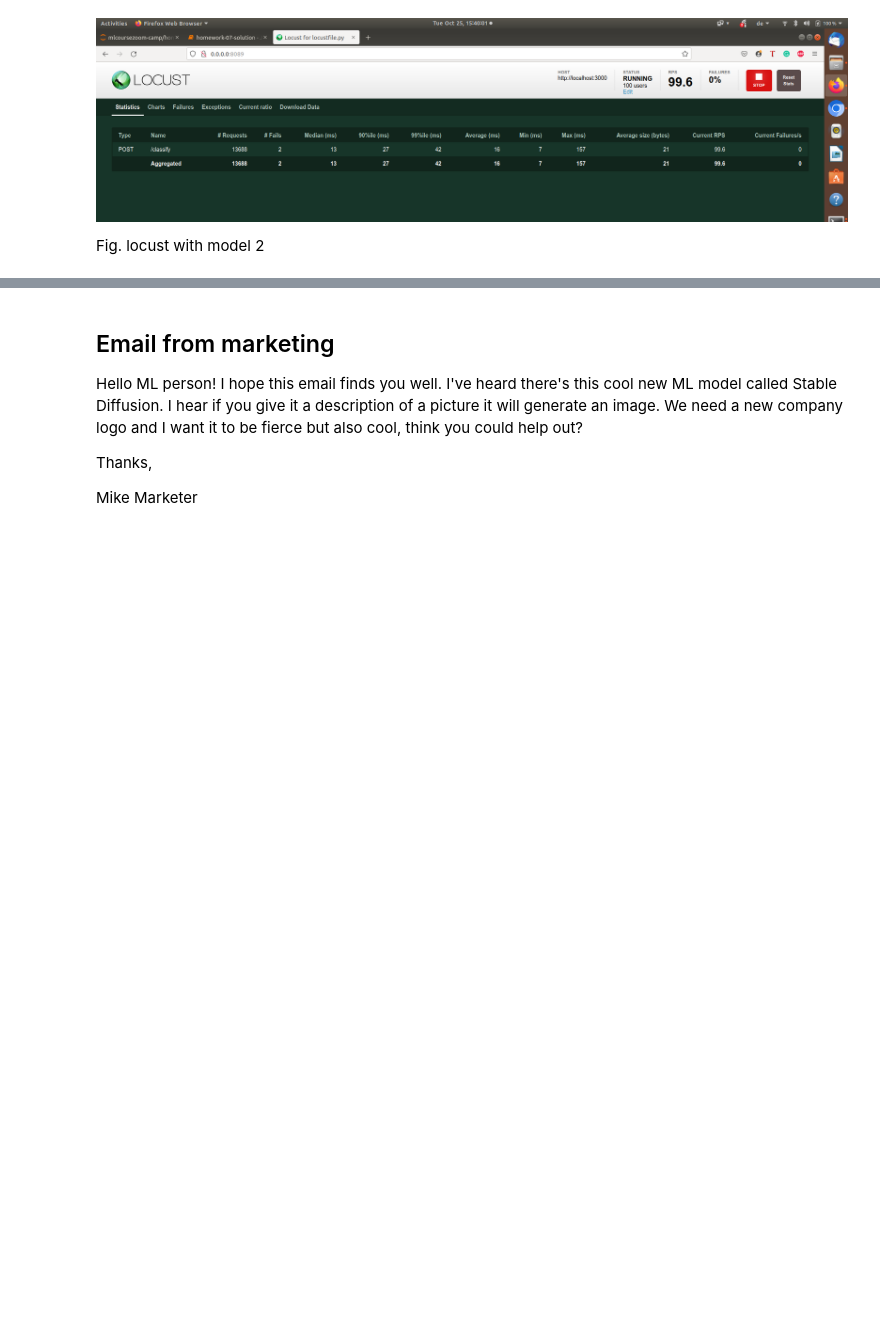
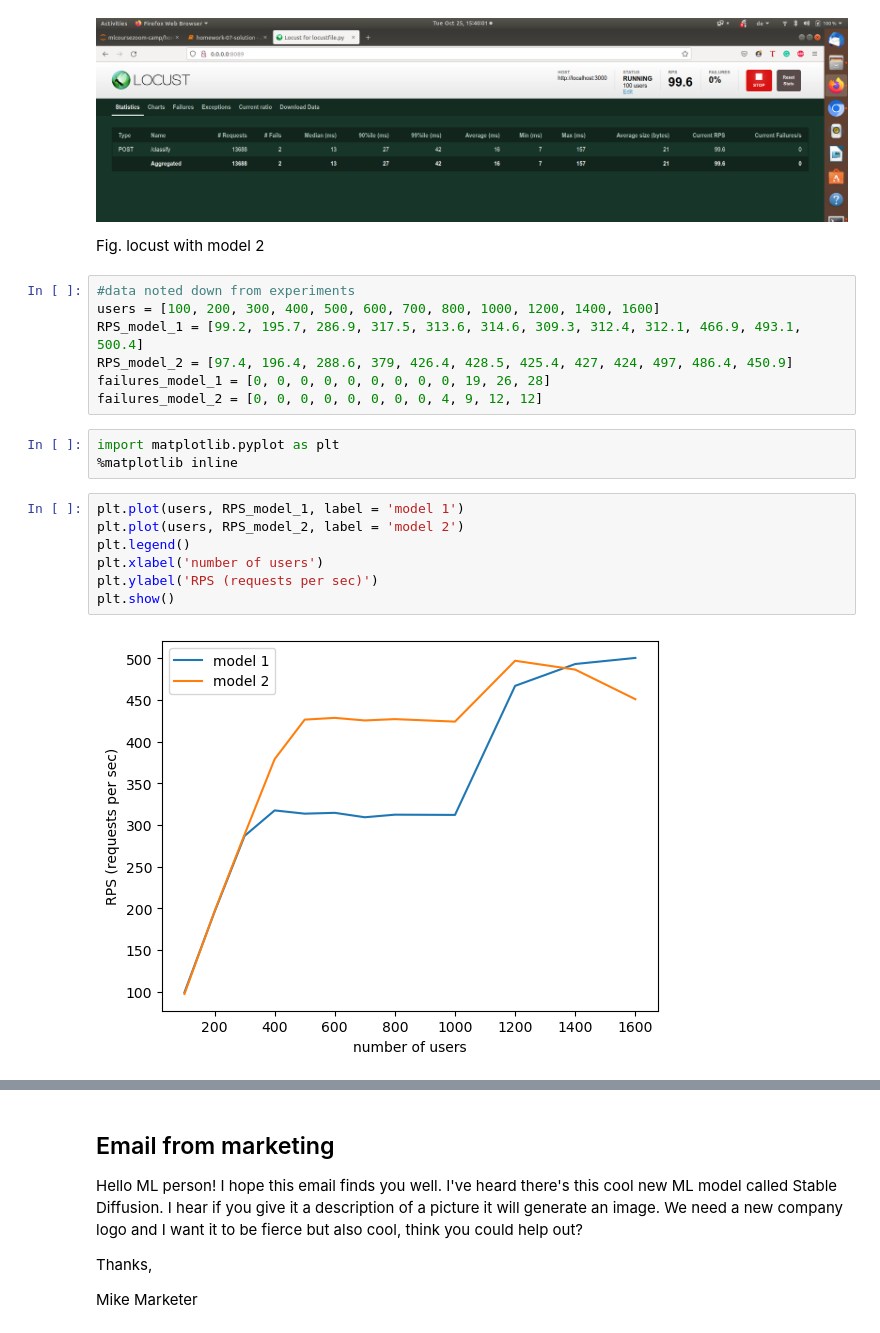
Before and after one commit to bhasarma/mlcoursezoom-camp, a Jupyter notebook: homework/HW07/homework-07-solution.ipynb, the cells around one changed output, grey strips where cells are left out. Saved outputs shown, nothing was run; the diff lists cells and outputs as text; blank space fills up the shorter version.

```diff
--- a/homework/HW07/homework-07-solution.ipynb
+++ b/homework/HW07/homework-07-solution.ipynb
@@ -305,3 +321,22 @@ Fig. locust with model 1
 ![locust-model-02.png](attachment:locust-model-02.png)
 
 Fig. locust with model 2
+# %%
+#data noted down from experiments
+users = [100, 200, 300, 400, 500, 600, 700, 800, 1000, 1200, 1400, 1600]
+RPS_model_1 = [99.2, 195.7, 286.9, 317.5, 313.6, 314.6, 309.3, 312.4, 312.1, 466.9, 493.1, 500.4]
+RPS_model_2 = [97.4, 196.4, 288.6, 379, 426.4, 428.5, 425.4, 427, 424, 497, 486.4, 450.9]
+failures_model_1 = [0, 0, 0, 0, 0, 0, 0, 0, 0, 19, 26, 28]
+failures_model_2 = [0, 0, 0, 0, 0, 0, 0, 0, 4, 9, 12, 12]
+# %%
+import matplotlib.pyplot as plt
+%matplotlib inline
+# %%
+plt.plot(users, RPS_model_1, label = 'model 1')
+plt.plot(users, RPS_model_2, label = 'model 2')
+plt.legend()
+plt.xlabel('number of users')
+plt.ylabel('RPS (requests per sec)')
+plt.show()
+# %% [output]
+[figure, added]
```
Also changed, not shown: parts of 10 cells of this notebook, 1 other file.
